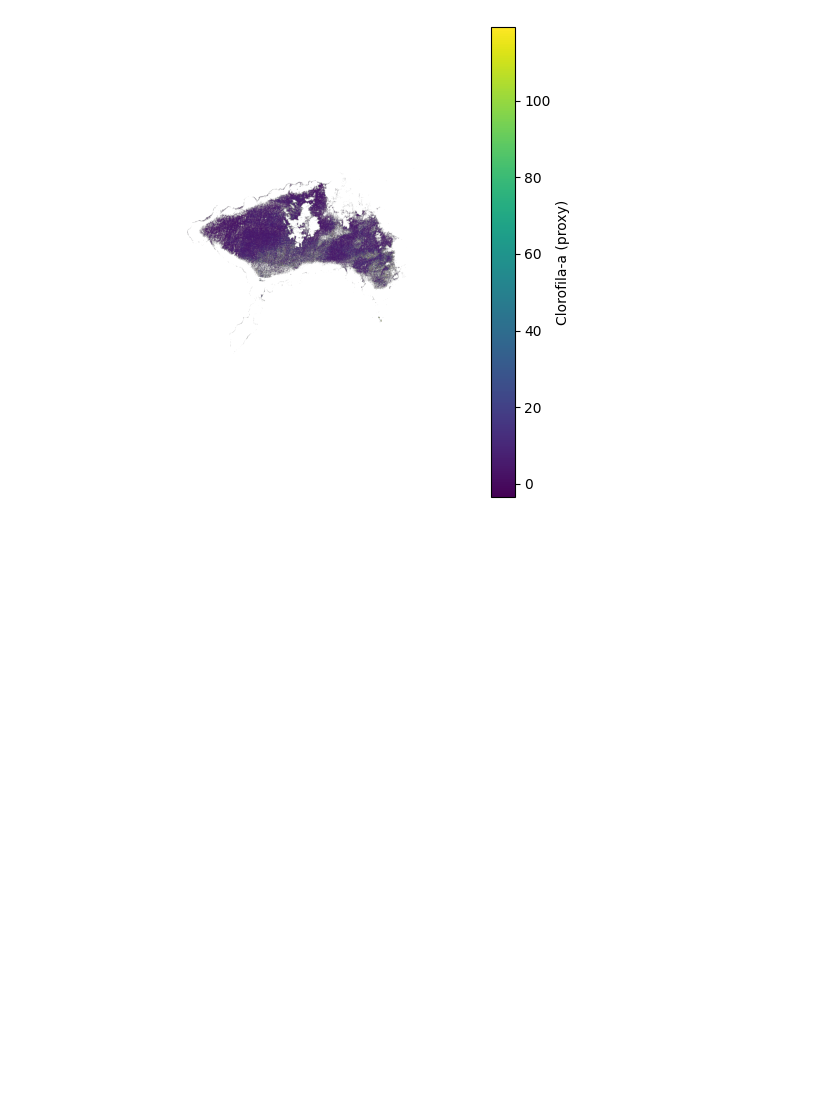
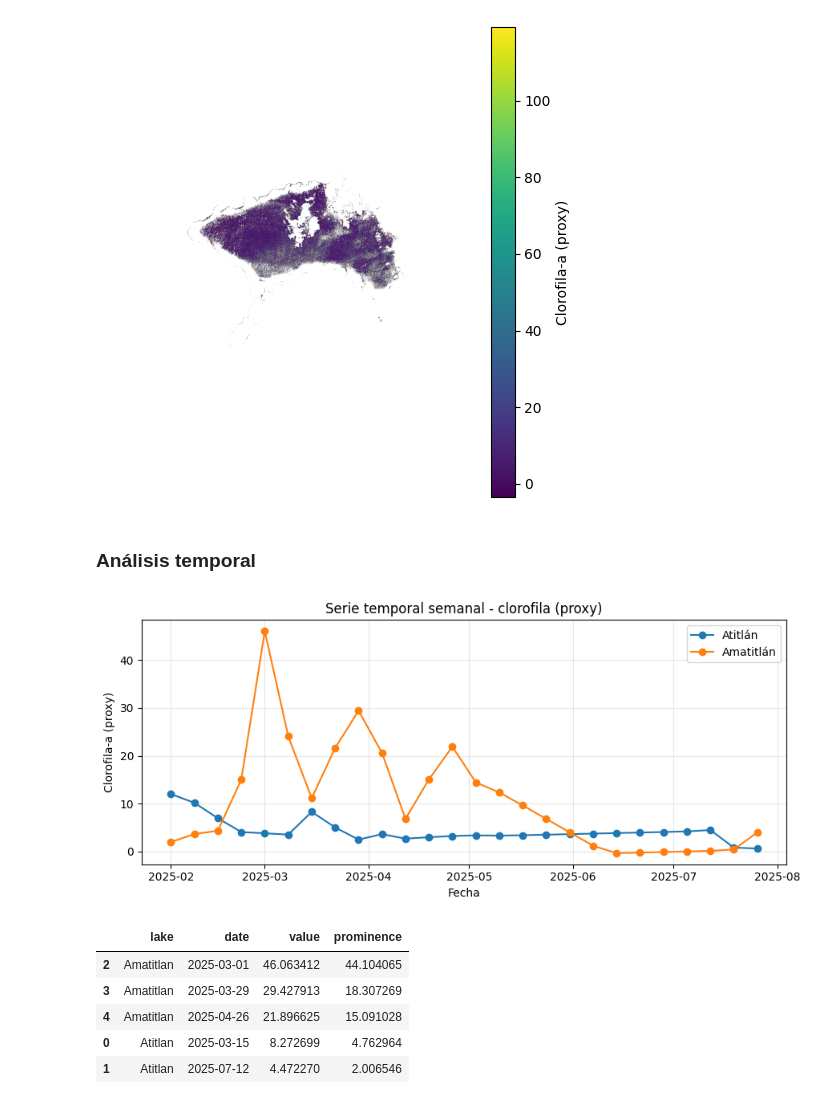
Before and after one commit to DiegoGarV/Lab4_DS, a Jupyter notebook: src/data.ipynb, the cells around one changed output. Saved outputs shown, nothing was run; the diff lists cells and outputs as text; code cells hidden in the pictures; blank space fills up the shorter version.

Commit message:
feat: complete temporal analysis (point 6)

```diff
--- a/src/data.ipynb
+++ b/src/data.ipynb
@@ -481,0 +498,62 @@ if outs_ati:
+# %% [markdown]
+### Análisis temporal
+# %%
+def build_ts(df_all, lake, start="2025-02-01", end="2025-07-31", freq="7D", fill="interpolate"):
+    s = (df_all[df_all["lake"]==lake]
+         .assign(date=pd.to_datetime(df_all["date"]))
+         .set_index("date")["mean_chla"]
+         .sort_index())
+
+    # Rellena rango completo diario
+    idx = pd.date_range(start, end, freq="D")
+    s = s.reindex(idx)
+
+    if fill == "mean":
+        s = s.fillna(s.mean())
+    else:
+        s = s.interpolate("time")
+
+    # Re-muestreo semanal
+    s = s.resample(freq).mean()
+    return s
+
+summary_clean = pd.read_csv("../data/summary_point5.csv")
+
+ts_ati = build_ts(summary_clean, "Atitlan", fill="interpolate")
+ts_ama = build_ts(summary_clean, "Amatitlan", fill="interpolate")
+
+# Graficar
+plt.figure(figsize=(9,4))
+plt.plot(ts_ati.index, ts_ati.values, marker="o", label="Atitlán")
+plt.plot(ts_ama.index, ts_ama.values, marker="o", label="Amatitlán")
+plt.title("Serie temporal semanal - clorofila (proxy)")
+plt.xlabel("Fecha"); plt.ylabel("Clorofila-a (proxy)")
+plt.grid(alpha=0.3); plt.legend(); plt.tight_layout()
+plt.show()
+
+# Picos
+def detect_peaks_adaptive(ts_values):
+    # prominencia proporcional a la variabilidad de la serie
+    prom = max(0.5, 0.6 * float(np.nanstd(ts_values)))
+    peaks, props = find_peaks(ts_values, prominence=prom)
+    return peaks, props, prom
+
+peaks_ati, props_ati, prom_ati = detect_peaks_adaptive(ts_ati.values)
+peaks_ama, props_ama, prom_ama = detect_peaks_adaptive(ts_ama.values)
+
+peaks_df = pd.DataFrame({
+    "lake": ["Atitlan"]*len(peaks_ati) + ["Amatitlan"]*len(peaks_ama),
+    "date": list(ts_ati.index[peaks_ati]) + list(ts_ama.index[peaks_ama]),
+    "value": list(ts_ati.values[peaks_ati]) + list(ts_ama.values[peaks_ama]),
+    "prominence": list(props_ati["prominences"]) + list(props_ama["prominences"])
+}).sort_values(["lake","date"])
+peaks_df.to_csv("../data/series_temporales_picos.csv", index=False)
+peaks_df.head()
+# %% [output]
+[figure, added]
+|  | lake | date | value | prominence |
+| 2 | Amatitlan | 2025-03-01 | 46.063412 | 44.104065 |
+| 3 | Amatitlan | 2025-03-29 | 29.427913 | 18.307269 |
+| 4 | Amatitlan | 2025-04-26 | 21.896625 | 15.091028 |
+| 0 | Atitlan | 2025-03-15 | 8.272699 | 4.762964 |
+| 1 | Atitlan | 2025-07-12 | 4.472270 | 2.006546 |
```
Also changed, not shown: parts of 3 cells of this notebook, 3 other files.
